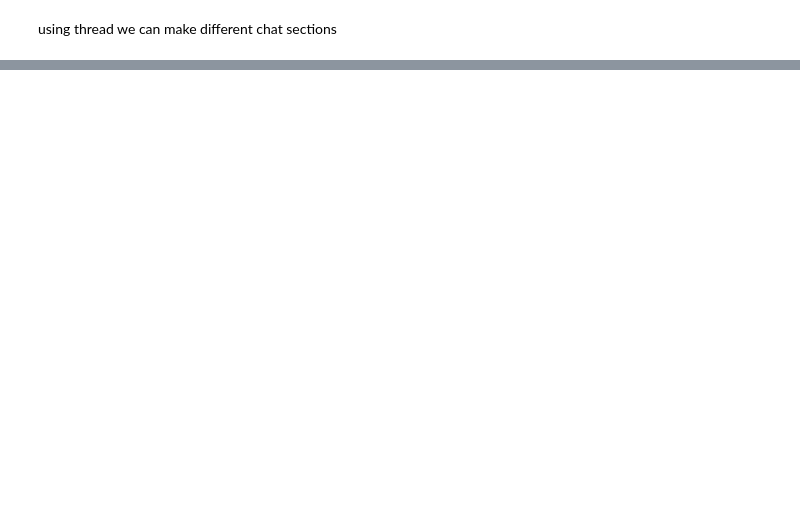
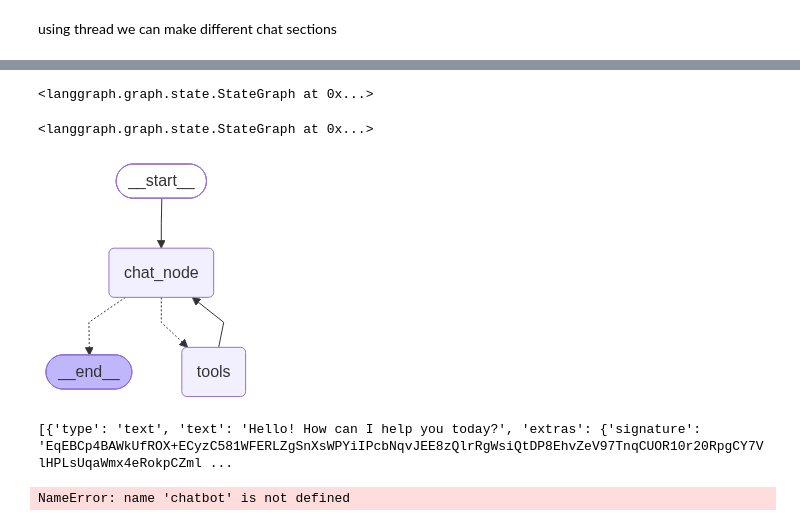
Before and after one commit to AshutoshTiwari0/GENAI-LLMS-AGENTIC, a Jupyter notebook: LangGraph/Agentic AI Chatbot/chatbot_workflow.ipynb, the cells around one changed output, grey strips where cells are left out. Saved outputs shown, nothing was run; the diff lists cells and outputs as text; code cells hidden in the pictures; blank space fills up the shorter version.

```diff
--- a/LangGraph/Agentic AI Chatbot/chatbot_workflow.ipynb
+++ b/LangGraph/Agentic AI Chatbot/chatbot_workflow.ipynb
@@ -91,0 +396,39 @@ StateSnapshot(values={'messages': [HumanMessage(content='hi', additional_kwargs=
+# %%
+# graph nodes
+def chat_node(state: ChatState):
+    """LLM node that may answer or request a tool call."""
+    messages = state['messages']
+    response = llm_with_tools.invoke(messages)
+    return {"messages": [response]}
+
+tool_node = ToolNode(tools)  # Executes tool calls
+# %%
+
+# graph structure
+graph = StateGraph(ChatState)
+graph.add_node("chat_node", chat_node)
+graph.add_node("tools", tool_node)
+# %% [output]
+<langgraph.graph.state.StateGraph at 0x...>
+# %%
+graph.add_edge(START, "chat_node")
+
+# If the LLM asked for a tool, go to ToolNode; else finish
+graph.add_conditional_edges("chat_node", tools_condition)
+
+graph.add_edge("tools", "chat_node")     #done so that o/p comes structured
+# %% [output]
+<langgraph.graph.state.StateGraph at 0x...>
+# %%
+chatbot = graph.compile()
+# %%
+chatbot
+# %% [output]
+[figure, added]
+# %%
+# Regular chat
+out = chatbot.invoke({"messages": [HumanMessage(content="Hello!")]})
+
+print(out["messages"][-1].content)
+# %% [output]
+[{'type': 'text', 'text': 'Hello! How can I help you today?', 'extras': {'signature': 'EqEBCp4BAWkUfROX+ECyzC581WFERLZgSnXsWPYiIPcbNqvJEE8zQlrRgWsiQtDP8EhvZeV97TnqCUOR10r20RpgCY7VlHPLsUqaWmx4eRokpCZml ...
@@ -91,0 +440,6 @@ StateSnapshot(values={'messages': [HumanMessage(content='hi', additional_kwargs=
+# %%
+# Chat requiring tool
+out = chatbot.invoke({"messages": [HumanMessage(content="what is the new movie releases in 2026")]})
+print(out["messages"][-1].content[0])
+# %% [output]
+NameError: name 'chatbot' is not defined
```
Also changed, not shown: parts of 73 cells of this notebook, 6 other files.
